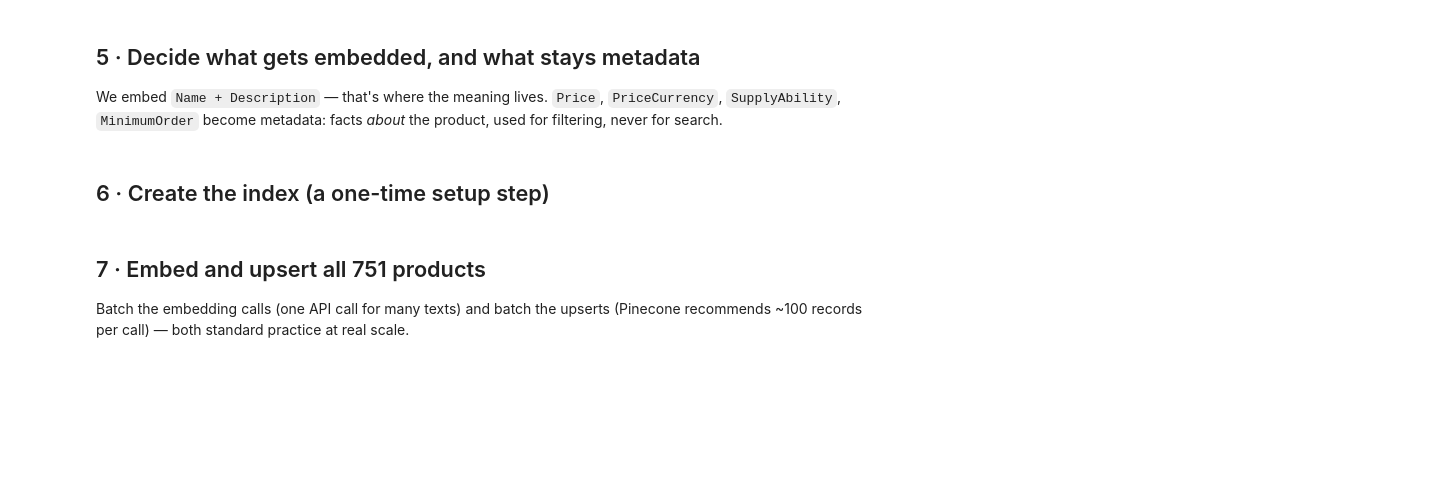
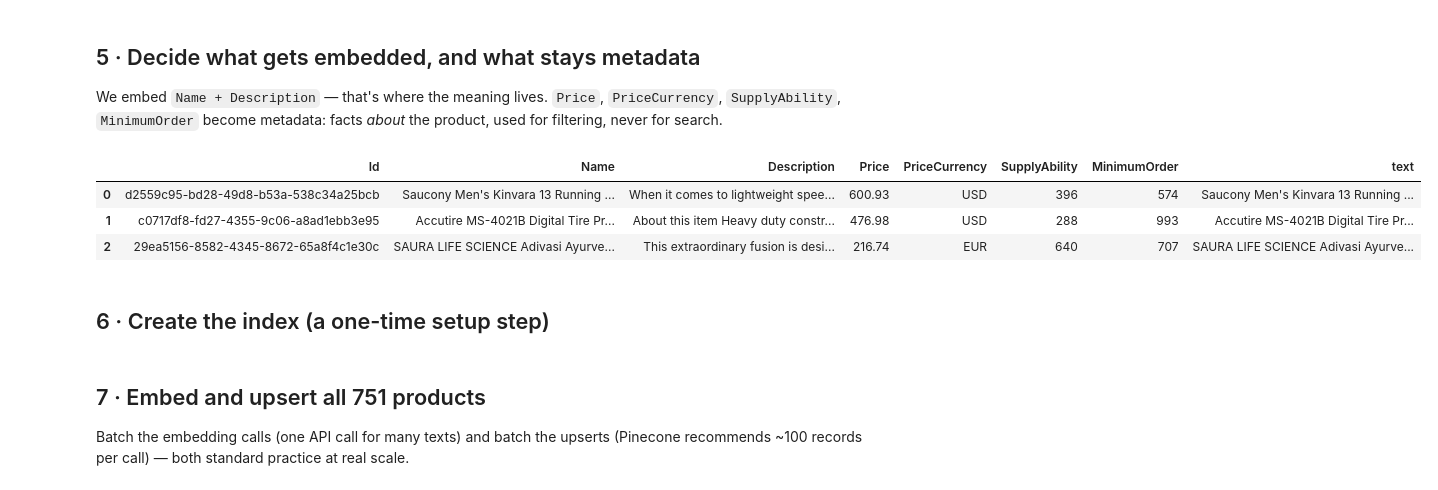
Before and after one commit to yogireddy02/langchain-agents-learning, a Jupyter notebook: VectorDB/VectorDB_Pinecone_Intro.ipynb, the cells around one changed output. Saved outputs shown, nothing was run; the diff lists cells and outputs as text; code cells hidden in the pictures; blank space fills up the shorter version.

```diff
--- a/VectorDB/VectorDB_Pinecone_Intro.ipynb
+++ b/VectorDB/VectorDB_Pinecone_Intro.ipynb
@@ -68,7 +99,12 @@ df.head()
 We embed `Name + Description` — that's where the meaning lives. `Price`, `PriceCurrency`, `SupplyAbility`, `MinimumOrder` become metadata: facts *about* the product, used for filtering, never for search.
 # %%
 df["text"] = df["Name"] + ": " + df["Description"]
-df[["Id", "text"]].head(3)
+df.head(3)
+# %% [output]
+|  | Id | Name | Description | Price | PriceCurrency | SupplyAbility | MinimumOrder | text |
+| 0 | d2559c95-bd28-49d8-b53a-538c34a25bcb | Saucony Men's Kinvara 13 Running ... | When it comes to lightweight spee... | 600.93 | USD | 396 | 574 | Saucony Men's Kinvara 13 Running ... |
+| 1 | c0717df8-fd27-4355-9c06-a8ad1ebb3e95 | Accutire MS-4021B Digital Tire Pr... | About this item Heavy duty constr... | 476.98 | USD | 288 | 993 | Accutire MS-4021B Digital Tire Pr... |
+| 2 | 29ea5156-8582-4345-8672-65a8f4c1e30c | SAURA LIFE SCIENCE Adivasi Ayurve... | This extraordinary fusion is desi... | 216.74 | EUR | 640 | 707 | SAURA LIFE SCIENCE Adivasi Ayurve... |
 # %% [markdown]
 ## 6 · Create the index (a one-time setup step)
 # %%
```
Also changed, not shown: parts of 15 cells of this notebook, 1 other file.
